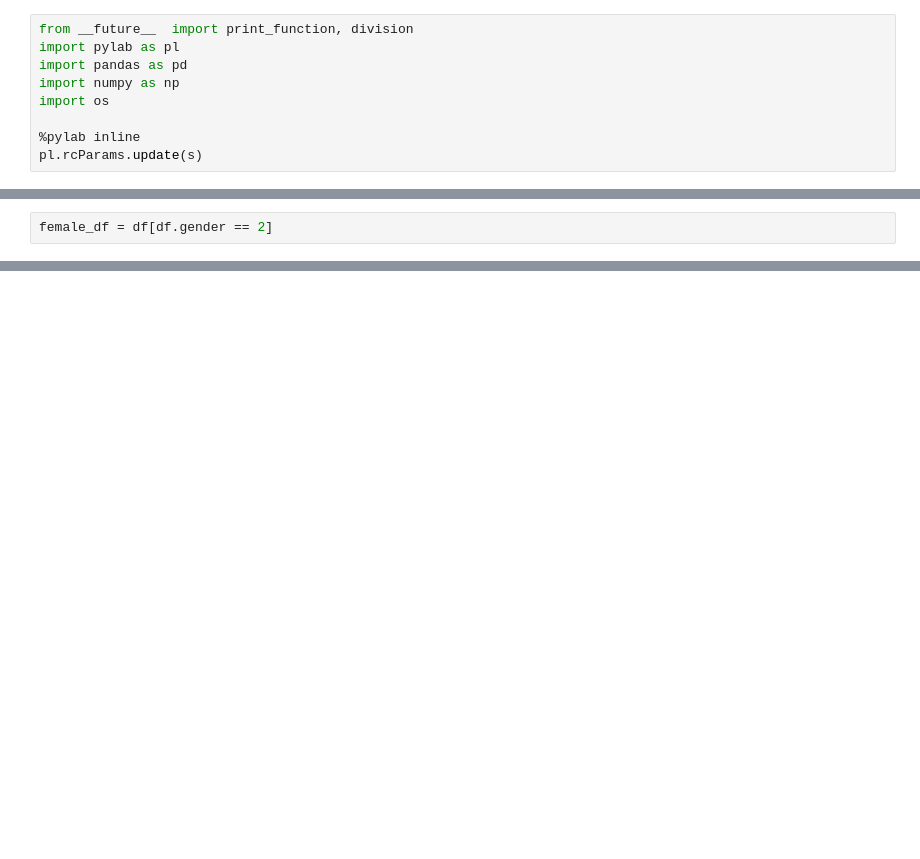
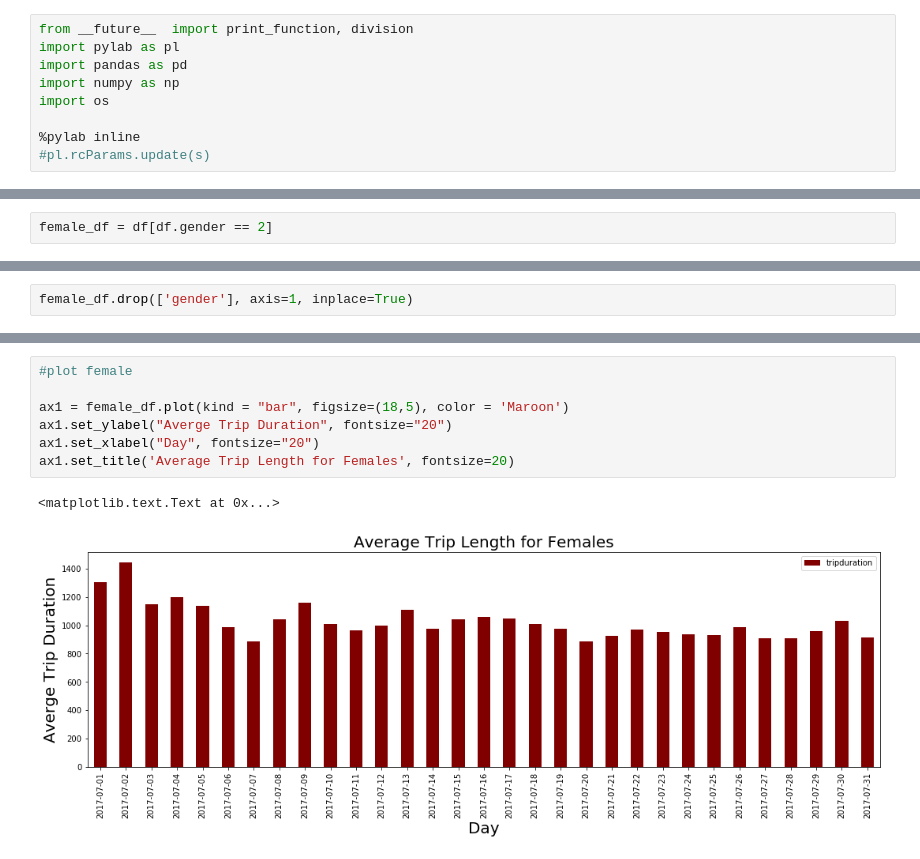
Before and after one commit to ep2247/PUI2017_ep2247, a Jupyter notebook: HW3_ep2247/HW3_2_ep2247.ipynb, the cells around one changed output, grey strips where cells are left out. Saved outputs shown, nothing was run; the diff lists cells and outputs as text; blank space fills up the shorter version.

Commit message:
updated hw3 with plots

```diff
--- a/HW3_ep2247/HW3_2_ep2247.ipynb
+++ b/HW3_ep2247/HW3_2_ep2247.ipynb
@@ -6,6 +6,6 @@ import numpy as np
 import os
 
 %pylab inline
-pl.rcParams.update(s)
+#pl.rcParams.update(s)
 # %% [output]
 Populating the interactive namespace from numpy and matplotlib
@@ -120,0 +138,2 @@ female_trip
+# %%
+female_df.drop(['gender'], axis=1, inplace=True)
@@ -182,0 +167,10 @@ SyntaxError: invalid syntax (<ipython-input-45-b89b75cd16de>, line 4)
+# %%
+#plot female
+
+ax1 = female_df.plot(kind = "bar", figsize=(18,5), color = 'Maroon')
+ax1.set_ylabel("Averge Trip Duration", fontsize="20")
+ax1.set_xlabel("Day", fontsize="20")
+ax1.set_title('Average Trip Length for Females', fontsize=20)
+# %% [output]
+<matplotlib.text.Text at 0x...>
+[figure, added]
```
Also changed, not shown: parts of 25 cells of this notebook, 1 other file.
